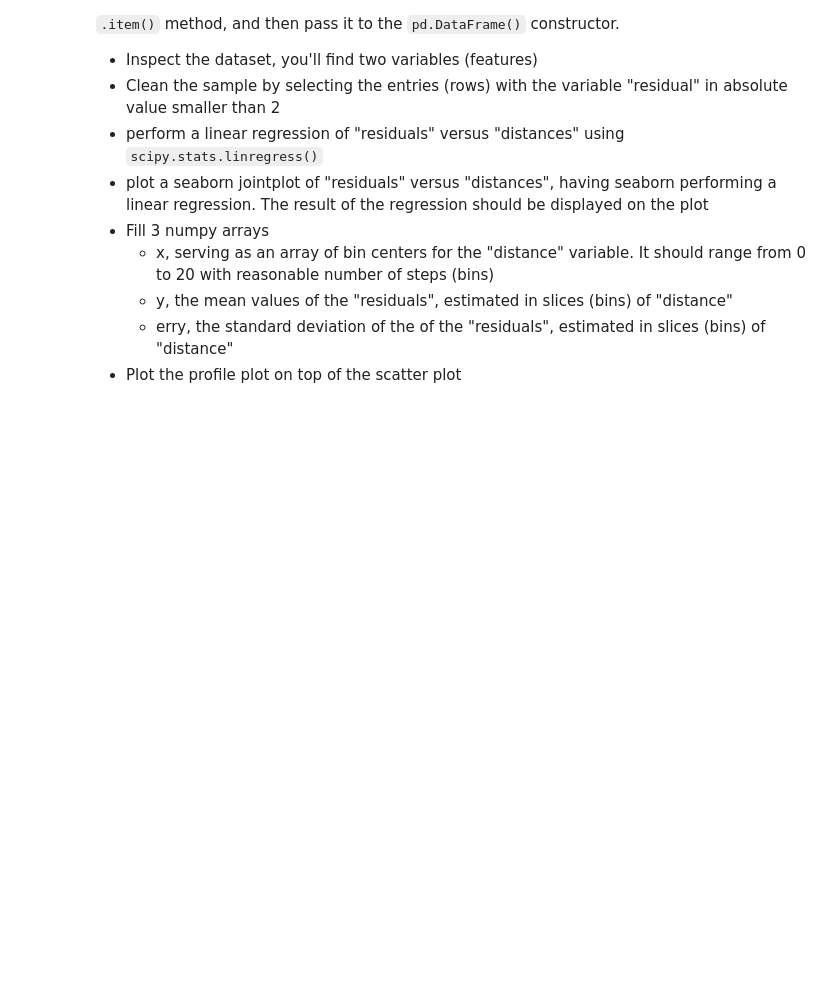
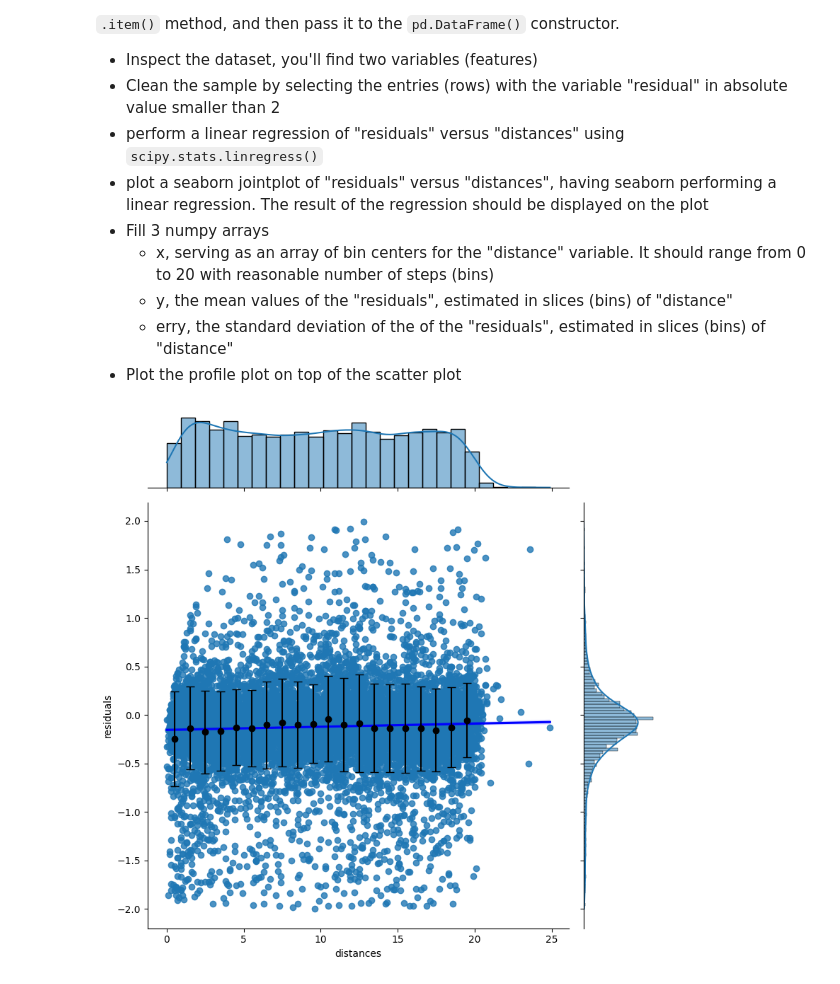
Before and after one commit to luca-dituri/LaboratoryOfComputationalPhysics_Y8, a Jupyter notebook: 07ex_Visualization.ipynb, the cells around one changed output. Cells and saved outputs as stored; diff of their text form; code cells hidden in the pictures; blank space fills up the shorter version.

```diff
--- a/07ex_Visualization.ipynb
+++ b/07ex_Visualization.ipynb
@@ -119,3 +170,47 @@ Note that you should use the `np.load()` function to load the file as a numpy ar
   * y, the mean values of the "residuals", estimated in slices (bins) of "distance"
   * erry, the standard deviation of the  of the "residuals", estimated in slices (bins) of "distance"
 * Plot the profile plot on top of the scatter plot
+# %%
+import numpy as np
+import pandas as pd
+import scipy.stats as st
+import seaborn as sns
+import matplotlib.pyplot as plt
+
+
+database = np.load("residuals_261.npy",allow_pickle=True)
+dati = pd.DataFrame(database.item())
+dataf = dati[dati["residuals"].abs() < 2]
+
+results = st.linregress(dataf["residuals"],dataf["distances"])
+#print(results)
+g = sns.jointplot(
+    x="distances",
+    y="residuals",
+    data=dataf,
+    kind="reg",
+    height=8,
+    joint_kws={'line_kws':{'color':'blue'}} # Colore della linea di regressione
+)
+
+nbin = 20
+binedges = np.linspace(0,20,nbin+1)
+
+x = (binedges[:-1]+binedges[1:])/2 #bincenters
+y = np.array([dataf[(dataf["distances"]>=binedges[i])&(dataf["distances"]<binedges[i+1])]["residuals"].mean() for i in range(len(binedges)-1) ])
+erry = np.array([dataf[(dataf["distances"]>=binedges[i])&(dataf["distances"]<binedges[i+1])]["residuals"].std() for i in range(len(binedges)-1) ])
+
+g.ax_joint.errorbar(
+    x,
+    y,
+    yerr=erry,
+    fmt='o',
+    color='k',
+    ecolor='black',
+    capsize=4,
+    #label=r'Profile Plot (Mean $\pm$ Std Dev)',
+    zorder=10
+)
+plt.show()
+# %% [output]
+[figure, added]
```
Also changed, not shown: parts of 6 cells of this notebook, 4 other files.
